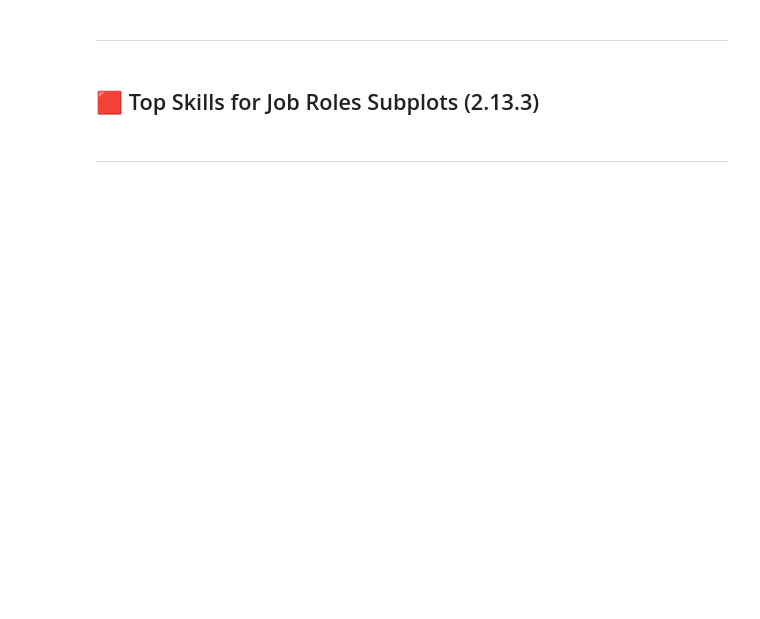
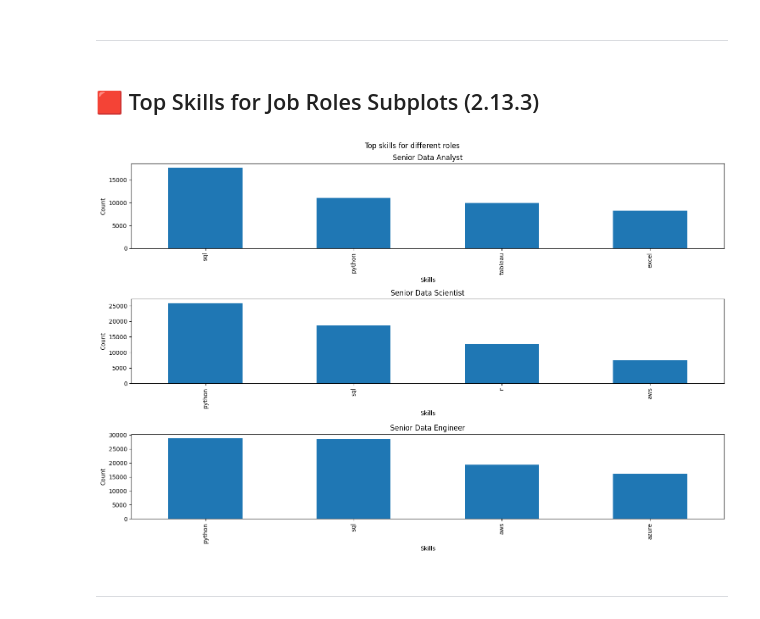
Before and after one commit to ANUKOOL324/Data_Analytics, a Jupyter notebook: format_plotting/Problems/1_Matplotlib Format Charts.ipynb, the cells around one changed output. Drawn from its saved outputs; the diff is of its cells as text; code cells hidden in the pictures; blank space fills up the shorter version.

```diff
--- a/format_plotting/Problems/1_Matplotlib Format Charts.ipynb
+++ b/format_plotting/Problems/1_Matplotlib Format Charts.ipynb
@@ -39,5 +83,20 @@ schedules = ['Full-time', 'Part-time', 'Contractor', 'Internship']
 # %%
 # Code Needed
 job_roles = ['Senior Data Analyst', 'Senior Data Scientist', 'Senior Data Engineer']
+
+df_explode = df.explode('job_skills')
+
+fig,ax = plt.subplots(3,1 , figsize=(15 ,10))
+for i , jr in enumerate(job_roles):
+  df_jr = df_explode[df_explode['job_title_short']==jr]
+  df_jr['job_skills'].value_counts().head(4).plot(kind='bar' , ax=ax[i])
+  ax[i].set_title(jr)
+  ax[i].set_xlabel('Skills')
+  ax[i].set_ylabel('Count')
+
+plt.suptitle("Top skills for different roles")
+fig.tight_layout()
+# %% [output]
+[figure, added]
 # %% [markdown]
 ---
```
Also changed, not shown: parts of 3 cells of this notebook.
